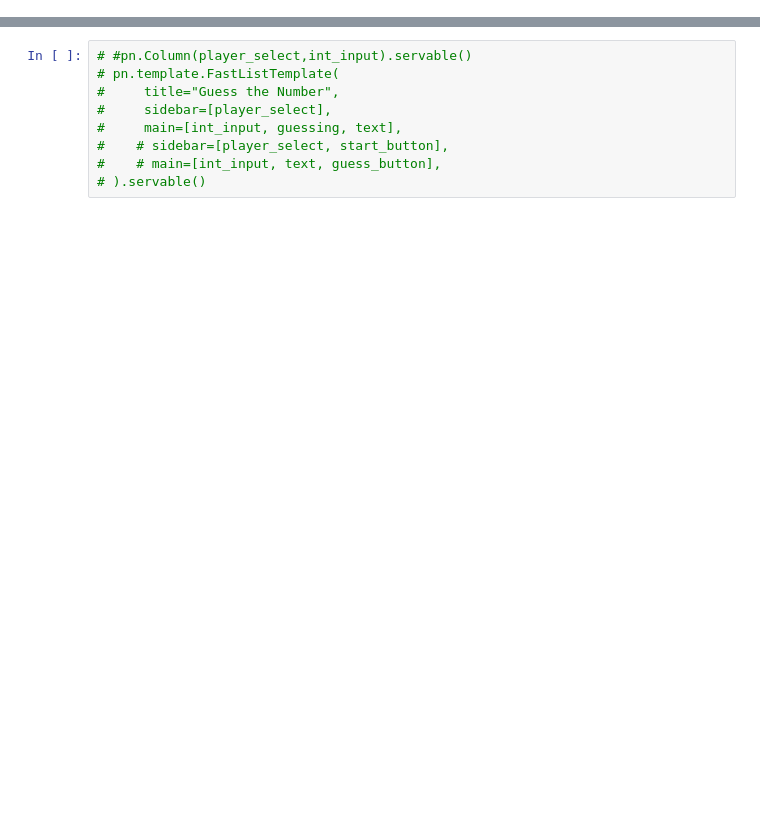
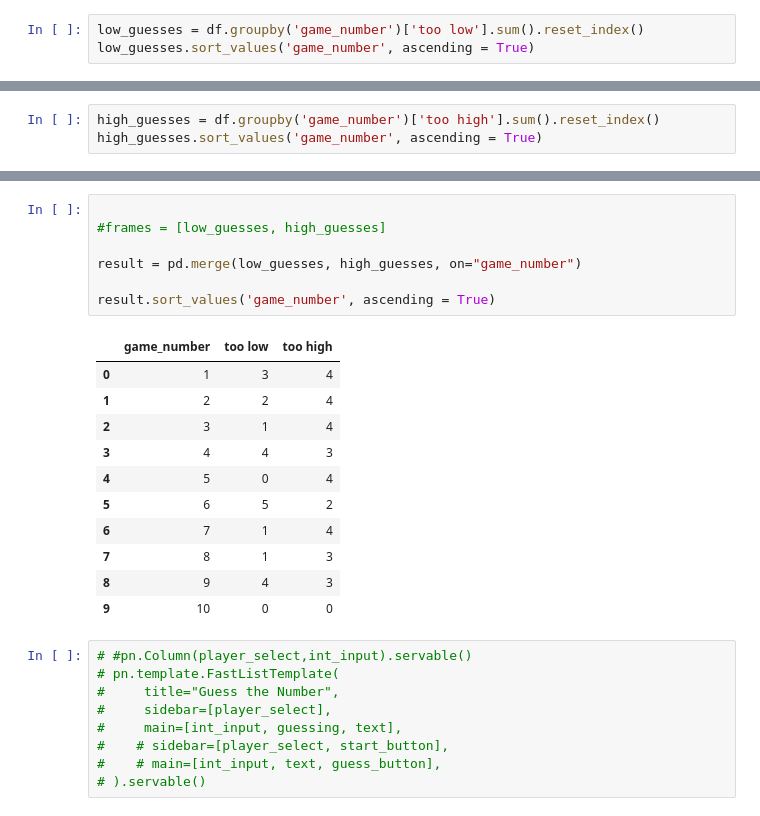
Before and after one commit to tristram-august/guess-the-number, a Jupyter notebook: game.ipynb, the cells around one changed output, grey strips where cells are left out. Cells and saved outputs as stored; diff of their text form; blank space fills up the shorter version.

```diff
--- a/game.ipynb
+++ b/game.ipynb
@@ -46,0 +54,3 @@ total_guesses.shape
+# %%
+low_guesses = df.groupby('game_number')['too low'].sum().reset_index()
+low_guesses.sort_values('game_number', ascending = True)
@@ -46,0 +69,3 @@ total_guesses.shape
+# %%
+high_guesses = df.groupby('game_number')['too high'].sum().reset_index()
+high_guesses.sort_values('game_number', ascending = True)
@@ -47,3 +84,22 @@ total_guesses.shape
+# %%
+
+#frames = [low_guesses, high_guesses]
+
+result = pd.merge(low_guesses, high_guesses, on="game_number")
+
+result.sort_values('game_number', ascending = True)
+# %% [output]
+|  | game_number | too low | too high |
+| 0 | 1 | 3 | 4 |
+| 1 | 2 | 2 | 4 |
+| 2 | 3 | 1 | 4 |
+| 3 | 4 | 4 | 3 |
+| 4 | 5 | 0 | 4 |
+| 5 | 6 | 5 | 2 |
+| 6 | 7 | 1 | 4 |
+| 7 | 8 | 1 | 3 |
+| 8 | 9 | 4 | 3 |
+| 9 | 10 | 0 | 0 |
 # %%
 # #pn.Column(player_select,int_input).servable()
 # pn.template.FastListTemplate(
```
Also changed, not shown: parts of 7 cells of this notebook.
